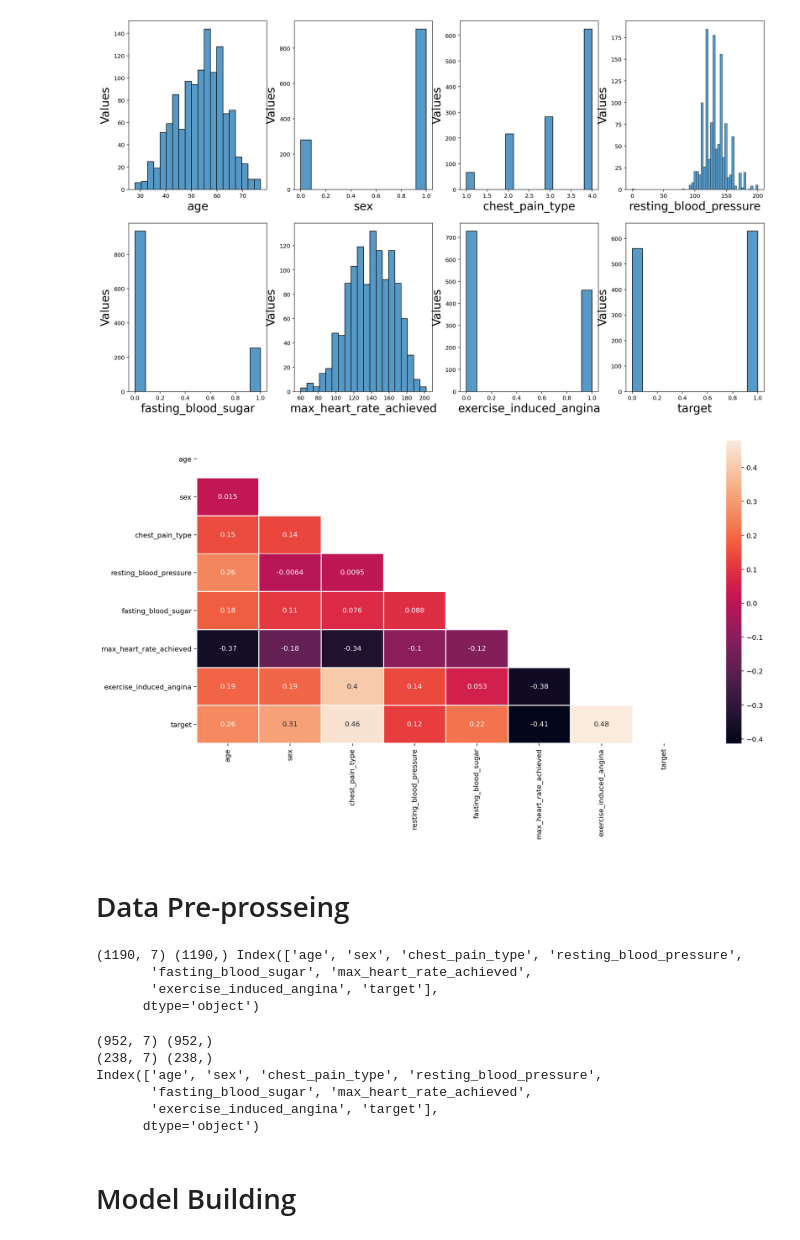
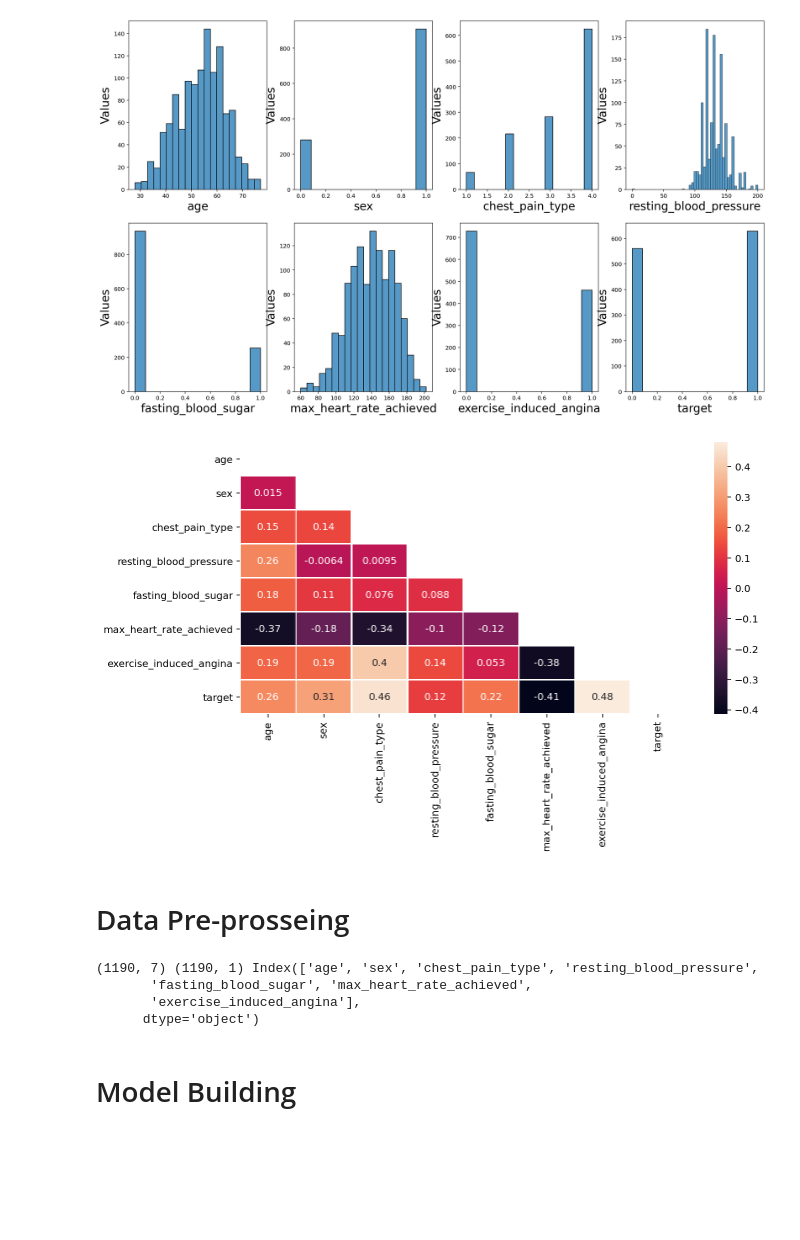
Before and after one commit to duongnln96/healthcare, a Jupyter notebook: analysis-service-java/src/main/resources/generatedmodels/Heart_Disease_Prediction.ipynb, the cells around one changed output. Saved outputs shown, nothing was run; the diff lists cells and outputs as text; code cells hidden in the pictures; blank space fills up the shorter version.

Commit message:
Update best trained model 3 file

```diff
--- a/analysis-service-java/src/main/resources/generatedmodels/Heart_Disease_Prediction.ipynb
+++ b/analysis-service-java/src/main/resources/generatedmodels/Heart_Disease_Prediction.ipynb
@@ -147,54 +129,25 @@ plt.show()
 # %%
 #Correlation matrix
 
-plt.figure(figsize = (16, 8))
+plt.figure(figsize = (10, 5))
 
 corr = df.corr()
 mask = np.triu(np.ones_like(corr, dtype = bool))
 sns.heatmap(corr, mask = mask, annot = True, fmt = '.2g', linewidths = 1)
 plt.show()
 # %% [output]
-[figure, old version]
+[figure, new version]
 # %% [markdown]
 # Data Pre-prosseing
 # %%
 # Select the columns to use for prediction in the neural network
-X = df.drop('target',axis=1)
-Y = df['target']
-print(X.shape, Y.shape, df.columns)
+X = df.drop('target', axis=1)
+Y = df[['target']]
+print(X.shape, Y.shape, X.columns)
 # %% [output]
-(1190, 7) (1190,) Index(['age', 'sex', 'chest_pain_type', 'resting_blood_pressure',
+(1190, 7) (1190, 1) Index(['age', 'sex', 'chest_pain_type', 'resting_blood_pressure',
        'fasting_blood_sugar', 'max_heart_rate_achieved',
-       'exercise_induced_angina', 'target'],
+       'exercise_induced_angina'],
       dtype='object')
-# %%
-# split data into train, test
-X_train, X_test, y_train, y_test = train_test_split(X , Y, test_size=0.2,
-                                                    random_state=1111, shuffle=True)
-# Skipping y since value already 1 or 0
-# encoder = LabelEncoder()
-# encoder.fit(Y)
-# encoded_Y = encoder.transform(Y)
-
-# Normalize data
-# scaler = MinMaxScaler()
-# scaler = scaler.fit(X)
-
-# X_train_scaled = scaler.transform(X_train)
-# X_train = pd.DataFrame(X_train_scaled)
-
-# X_test_scaled = scaler.transform(X_test)
-# X_test = pd.DataFrame(X_test_scaled)
-
-print(X_train.shape, y_train.shape)
-print(X_test.shape, y_test.shape)
-print(df.columns)
-# %% [output]
-(952, 7) (952,)
-(238, 7) (238,)
-Index(['age', 'sex', 'chest_pain_type', 'resting_blood_pressure',
-       'fasting_blood_sugar', 'max_heart_rate_achieved',
-       'exercise_induced_angina', 'target'],
-      dtype='object')
 # %% [markdown]
 # Model Building
```
Also changed, not shown: parts of 25 cells of this notebook, 8 other files.
